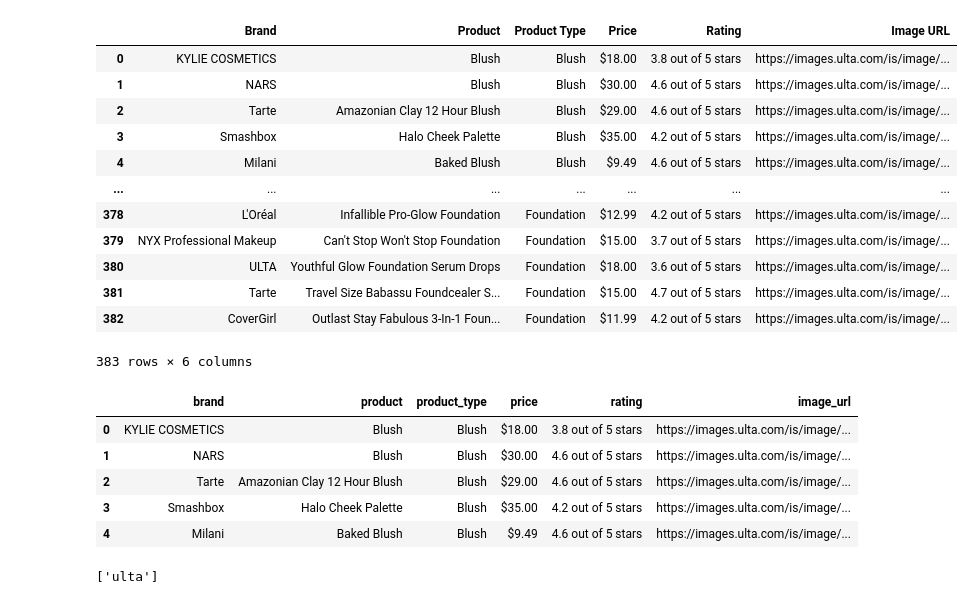
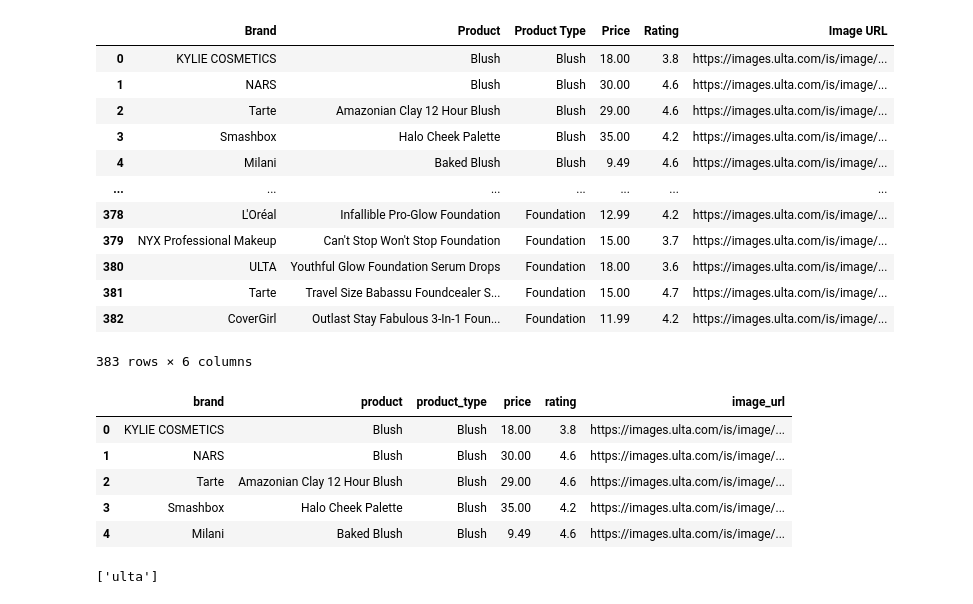
Before and after one commit to jis56/Ulta-Beauty-Scraper-and-Dashboard-App, a Jupyter notebook: Ulta_Data_mongo.ipynb, the cells around one changed output. Cells and saved outputs as stored; diff of their text form; code cells hidden in the pictures.

```diff
--- a/Ulta_Data_mongo.ipynb
+++ b/Ulta_Data_mongo.ipynb
@@ -5,33 +5,33 @@ import psycopg2
 import urllib.parse
 from urllib.parse import quote_plus as urlquote
 # %%
-blush_csv_path = "blush.csv"
-eyeshadow_csv_path = "eyeshadow.csv"
-lipstick_csv_path = "lipstick.csv"
-ulta_csv_path = "ulta.csv"
+blush_csv_path = "blush_fixed.csv"
+eyeshadow_csv_path = "eyeshadow_fixed.csv"
+lipstick_csv_path = "lipstick_fixed.csv"
+foundation_csv_path = "foundation_fixed.csv"
 
 blush_df = pd.read_csv(blush_csv_path)
 eyeshadow_df = pd.read_csv(eyeshadow_csv_path)
 lipstick_df = pd.read_csv(lipstick_csv_path)
-ulta_df = pd.read_csv(ulta_csv_path)
+foundation_df = pd.read_csv(foundation_csv_path)
 
 Blush_eyeshadow_df = pd.merge(blush_df,eyeshadow_df, how='outer')
 Blush_eyeshadow_lipsick_df = pd.merge(Blush_eyeshadow_df, lipstick_df, how='outer')
-Ulta_Products_df = pd.merge(Blush_eyeshadow_lipsick_df, ulta_df, how='outer')
+Ulta_Products_df = pd.merge(Blush_eyeshadow_lipsick_df, foundation_df, how='outer')
 Ulta_Products_df
 # %% [output]
 |  | Brand | Product | Product Type | Price | Rating | Image URL |
-| 0 | KYLIE COSMETICS | Blush | Blush | $18.00 | 3.8 out of 5 stars | https://images.ulta.com/is/image/... |
-| 1 | NARS | Blush | Blush | $30.00 | 4.6 out of 5 stars | https://images.ulta.com/is/image/... |
-| 2 | Tarte | Amazonian Clay 12 Hour Blush | Blush | $29.00 | 4.6 out of 5 stars | https://images.ulta.com/is/image/... |
-| 3 | Smashbox | Halo Cheek Palette | Blush | $35.00 | 4.2 out of 5 stars | https://images.ulta.com/is/image/... |
-| 4 | Milani | Baked Blush | Blush | $9.49 | 4.6 out of 5 stars | https://images.ulta.com/is/image/... |
+| 0 | KYLIE COSMETICS | Blush | Blush | 18.00 | 3.8 | https://images.ulta.com/is/image/... |
+| 1 | NARS | Blush | Blush | 30.00 | 4.6 | https://images.ulta.com/is/image/... |
+| 2 | Tarte | Amazonian Clay 12 Hour Blush | Blush | 29.00 | 4.6 | https://images.ulta.com/is/image/... |
+| 3 | Smashbox | Halo Cheek Palette | Blush | 35.00 | 4.2 | https://images.ulta.com/is/image/... |
+| 4 | Milani | Baked Blush | Blush | 9.49 | 4.6 | https://images.ulta.com/is/image/... |
 | ... | ... | ... | ... | ... | ... | ... |
-| 378 | L'Oréal | Infallible Pro-Glow Foundation | Foundation | $12.99 | 4.2 out of 5 stars | https://images.ulta.com/is/image/... |
-| 379 | NYX Professional Makeup | Can't Stop Won't Stop Foundation | Foundation | $15.00 | 3.7 out of 5 stars | https://images.ulta.com/is/image/... |
-| 380 | ULTA | Youthful Glow Foundation Serum Drops | Foundation | $18.00 | 3.6 out of 5 stars | https://images.ulta.com/is/image/... |
-| 381 | Tarte | Travel Size Babassu Foundcealer S... | Foundation | $15.00 | 4.7 out of 5 stars | https://images.ulta.com/is/image/... |
-| 382 | CoverGirl | Outlast Stay Fabulous 3-In-1 Foun... | Foundation | $11.99 | 4.2 out of 5 stars | https://images.ulta.com/is/image/... |
+| 378 | L'Oréal | Infallible Pro-Glow Foundation | Foundation | 12.99 | 4.2 | https://images.ulta.com/is/image/... |
+| 379 | NYX Professional Makeup | Can't Stop Won't Stop Foundation | Foundation | 15.00 | 3.7 | https://images.ulta.com/is/image/... |
+| 380 | ULTA | Youthful Glow Foundation Serum Drops | Foundation | 18.00 | 3.6 | https://images.ulta.com/is/image/... |
+| 381 | Tarte | Travel Size Babassu Foundcealer S... | Foundation | 15.00 | 4.7 | https://images.ulta.com/is/image/... |
+| 382 | CoverGirl | Outlast Stay Fabulous 3-In-1 Foun... | Foundation | 11.99 | 4.2 | https://images.ulta.com/is/image/... |
 383 rows × 6 columns
 # %%
 Ulta_products_cols = ["Brand","Product", "Product Type", "Price", "Rating", "Image URL"]
@@ -46,11 +46,11 @@ Ulta_Products_transformed = Ulta_Products_transformed.rename(columns= {"Brand" :
 Ulta_Products_transformed.head()
 # %% [output]
 |  | brand | product | product_type | price | rating | image_url |
-| 0 | KYLIE COSMETICS | Blush | Blush | $18.00 | 3.8 out of 5 stars | https://images.ulta.com/is/image/... |
-| 1 | NARS | Blush | Blush | $30.00 | 4.6 out of 5 stars | https://images.ulta.com/is/image/... |
-| 2 | Tarte | Amazonian Clay 12 Hour Blush | Blush | $29.00 | 4.6 out of 5 stars | https://images.ulta.com/is/image/... |
-| 3 | Smashbox | Halo Cheek Palette | Blush | $35.00 | 4.2 out of 5 stars | https://images.ulta.com/is/image/... |
-| 4 | Milani | Baked Blush | Blush | $9.49 | 4.6 out of 5 stars | https://images.ulta.com/is/image/... |
+| 0 | KYLIE COSMETICS | Blush | Blush | 18.00 | 3.8 | https://images.ulta.com/is/image/... |
+| 1 | NARS | Blush | Blush | 30.00 | 4.6 | https://images.ulta.com/is/image/... |
+| 2 | Tarte | Amazonian Clay 12 Hour Blush | Blush | 29.00 | 4.6 | https://images.ulta.com/is/image/... |
+| 3 | Smashbox | Halo Cheek Palette | Blush | 35.00 | 4.2 | https://images.ulta.com/is/image/... |
+| 4 | Milani | Baked Blush | Blush | 9.49 | 4.6 | https://images.ulta.com/is/image/... |
 # %%
 #connection_string = "postgres:@localhost:5432/ulta_db"
 #engine = create_engine(f'postgresql://{connection_string}')
```
Also changed, not shown: 5 other files.
